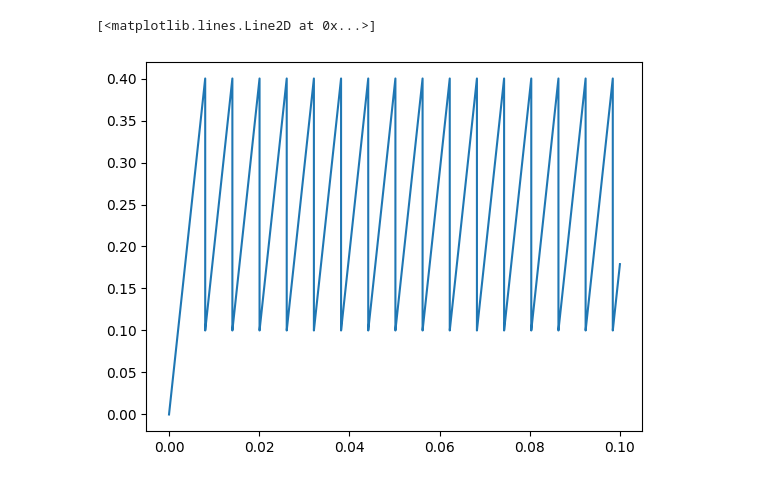
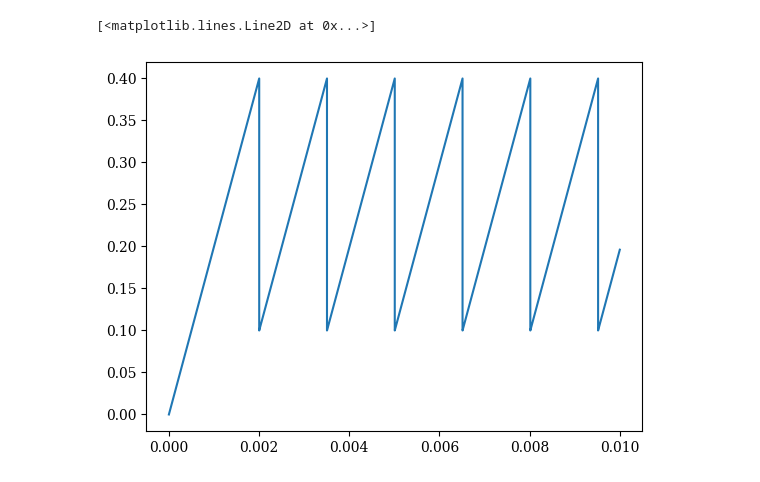
Before and after one commit to OneMoreGate/Memristor_modeling, a Jupyter notebook: LIF_extended/standart_LIF.ipynb, the cells around one changed output. Drawn from its saved outputs; the diff is of its cells as text; code cells hidden in the pictures.

```diff
--- a/LIF_extended/standart_LIF.ipynb
+++ b/LIF_extended/standart_LIF.ipynb
@@ -3,9 +1,14 @@ from matplotlib import pyplot as plt
+# %%
+from matplotlib import pyplot as plt
+import matplotlib.ticker as ticker
+from matplotlib.gridspec import GridSpec
+plt.rcParams.update({'font.family':'serif'})
 # %%
 import numpy as np
 
 class LIF():
     I_inj: float = 1e-4
-    C_m: float = 1e-6
+    C_m: float = 5e-7
     R_m: float = 1e6
     V_reset: float = 0.1
     V_0: float = 0.05
@@ -24,7 +27,7 @@ class LIF():
     def initial_conditions(self, V_init = V_init) -> None:
         self.V_init = V_init
 
-    def calculate(self, time_interval: float = 0.1, dots: int = 100000) -> tuple:
+    def calculate(self, time_interval: float = 0.01, dots: int = 100000) -> tuple:
         self.V = [self.V_init]
         time_array = np.linspace(0, time_interval, dots)
         delta_t = time_array[1] - time_array[0]
@@ -35,11 +38,11 @@ class LIF():
                 self.V.append((self.I_inj - (self.V[i] - self.V_0)/self.R_m) * delta_t / self.C_m + self.V[i])
         return time_array, self.V
 # %%
-l = LIF(I_inj=5e-5)
+l = LIF()
 
 t, v = l.calculate()
 
 plt.plot(t, v)
 # %% [output]
 [<matplotlib.lines.Line2D at 0x...>]
-[figure, old version]
+[figure, new version]
```
Also changed, not shown: parts of 3 cells of this notebook, 2 other files.
